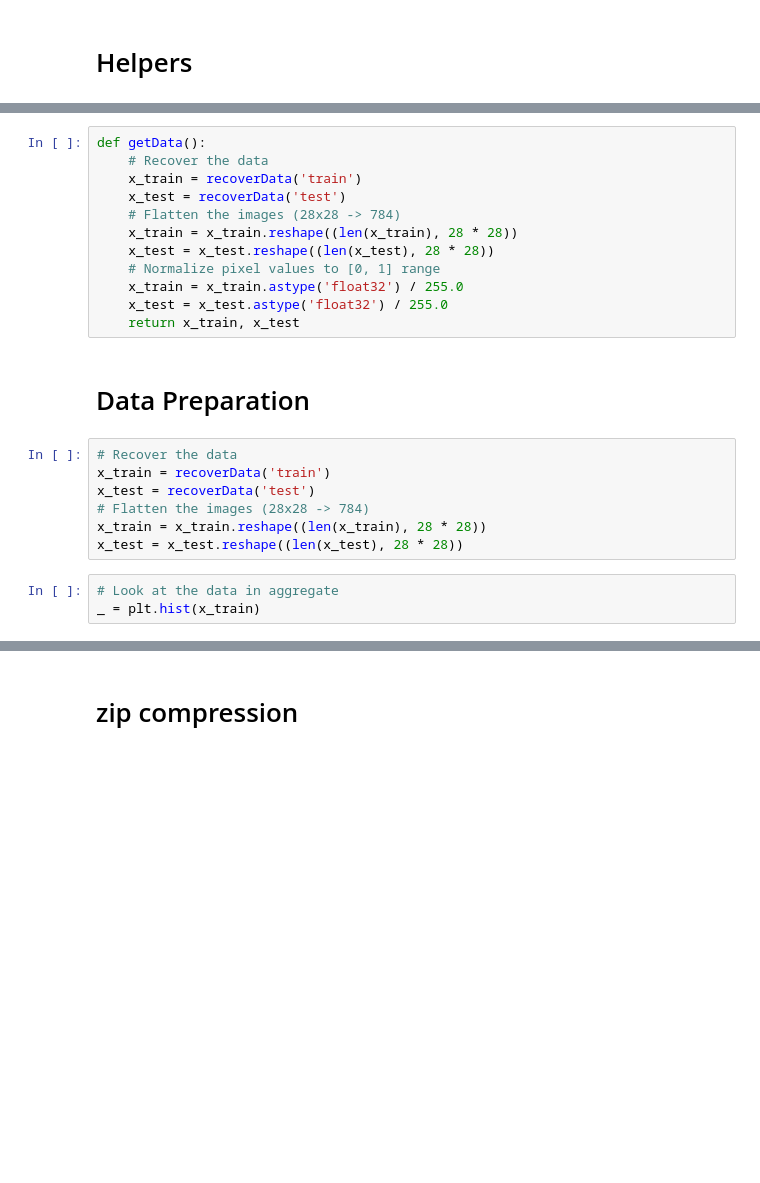
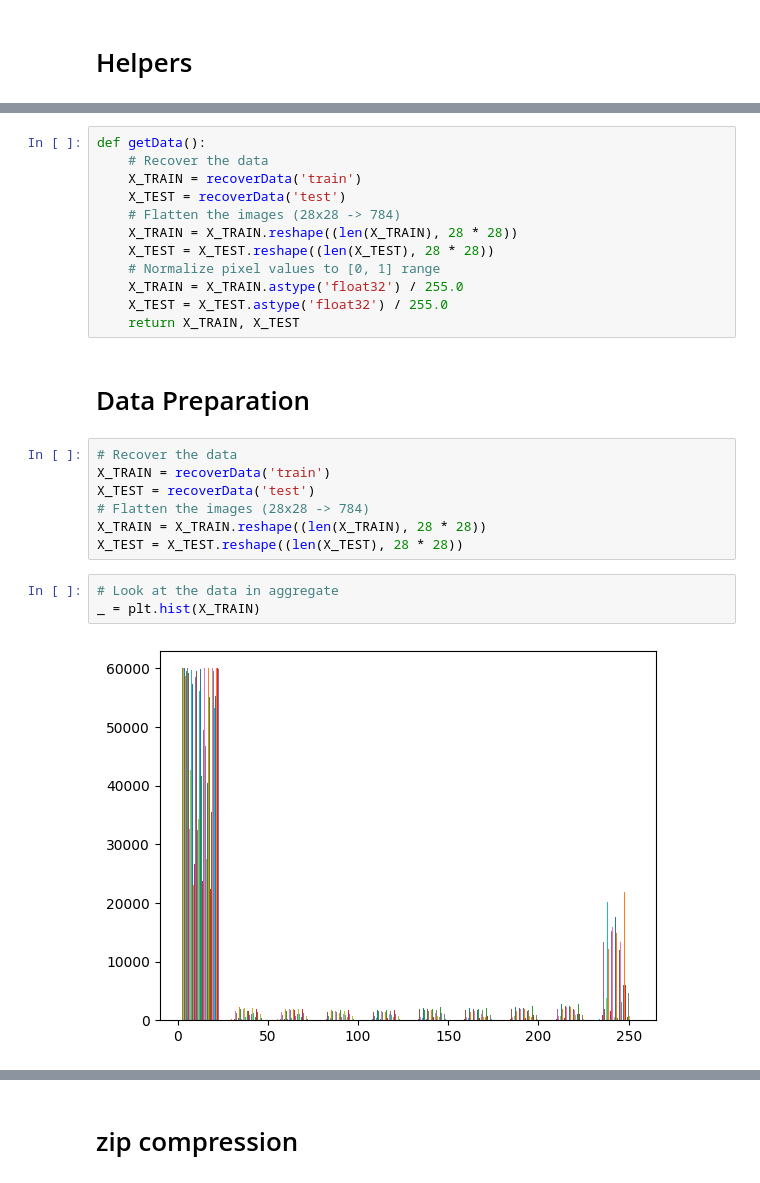
Before and after one commit to joseph-hellerstein/pixel_proficiency, a Jupyter notebook: notebooks/dimension_reduction_and_autoencoders.ipynb, the cells around one changed output, grey strips where cells are left out. Saved outputs shown, nothing was run; the diff lists cells and outputs as text; blank space fills up the shorter version.

```diff
--- a/notebooks/dimension_reduction_and_autoencoders.ipynb
+++ b/notebooks/dimension_reduction_and_autoencoders.ipynb
@@ -87,26 +109,28 @@ print("OK!")
 # %%
 def getData():
     # Recover the data
-    x_train = recoverData('train')
-    x_test = recoverData('test')
+    X_TRAIN = recoverData('train')
+    X_TEST = recoverData('test')
     # Flatten the images (28x28 -> 784)
-    x_train = x_train.reshape((len(x_train), 28 * 28))
-    x_test = x_test.reshape((len(x_test), 28 * 28))
+    X_TRAIN = X_TRAIN.reshape((len(X_TRAIN), 28 * 28))
+    X_TEST = X_TEST.reshape((len(X_TEST), 28 * 28))
     # Normalize pixel values to [0, 1] range
-    x_train = x_train.astype('float32') / 255.0
-    x_test = x_test.astype('float32') / 255.0
-    return x_train, x_test
+    X_TRAIN = X_TRAIN.astype('float32') / 255.0
+    X_TEST = X_TEST.astype('float32') / 255.0
+    return X_TRAIN, X_TEST
 # %% [markdown]
 # Data Preparation
 # %%
 # Recover the data
-x_train = recoverData('train')
-x_test = recoverData('test')
+X_TRAIN = recoverData('train')
+X_TEST = recoverData('test')
 # Flatten the images (28x28 -> 784)
-x_train = x_train.reshape((len(x_train), 28 * 28))
-x_test = x_test.reshape((len(x_test), 28 * 28))
+X_TRAIN = X_TRAIN.reshape((len(X_TRAIN), 28 * 28))
+X_TEST = X_TEST.reshape((len(X_TEST), 28 * 28))
 # %%
 # Look at the data in aggregate
-_ = plt.hist(x_train)
+_ = plt.hist(X_TRAIN)
+# %% [output]
+[figure, added]
 # %%
 # Normalize pixel values to [0, 1] range
```
Also changed, not shown: parts of 28 cells of this notebook, 6 other files.
